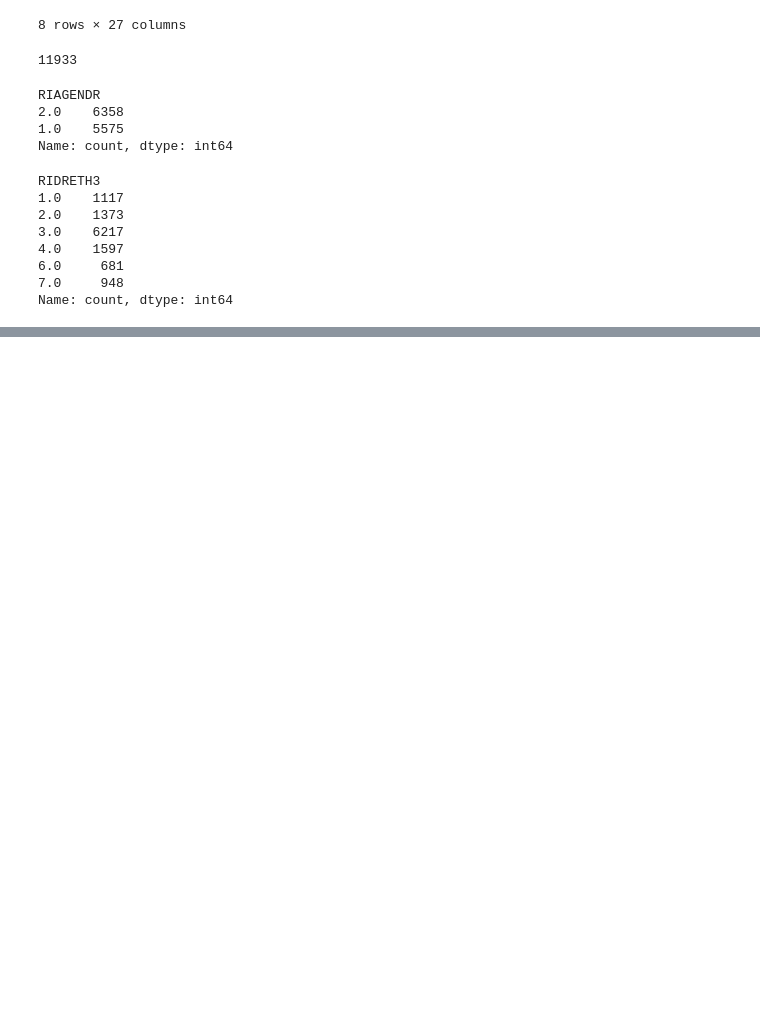
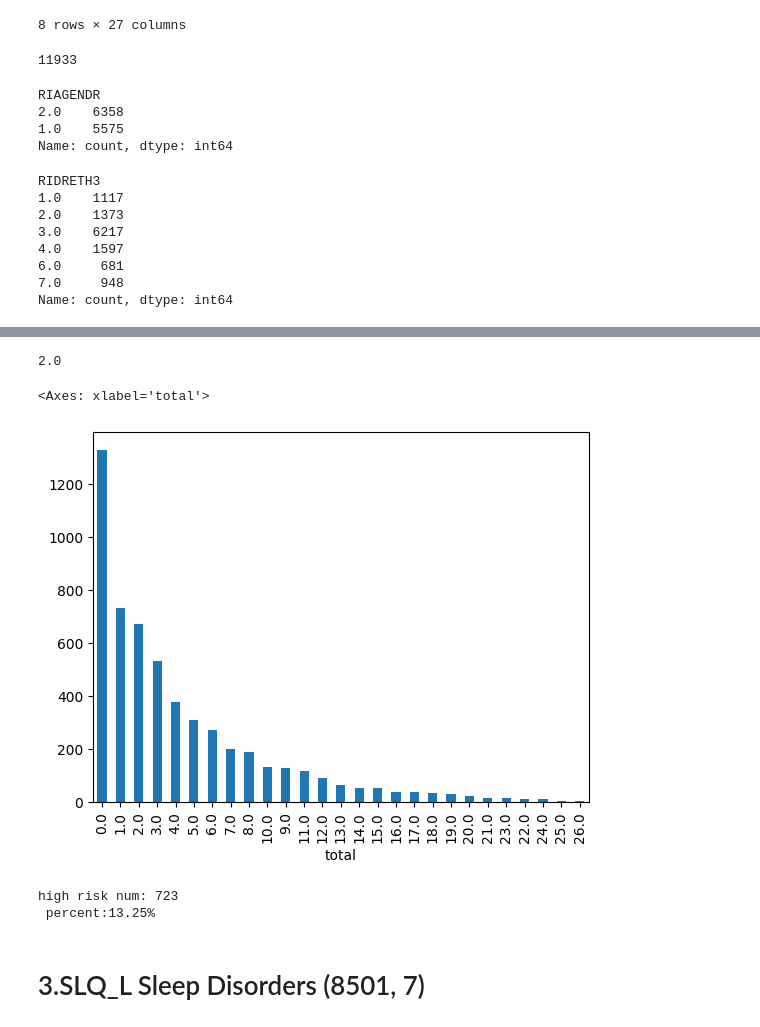
Before and after one commit to shubin-li/fairness-ml-pipeline, a Jupyter notebook: src/nhanes/notebooks/data_exploration.ipynb, the cells around one changed output, grey strips where cells are left out. Saved outputs shown, nothing was run; the diff lists cells and outputs as text; code cells hidden in the pictures; blank space fills up the shorter version.

```diff
--- a/src/nhanes/notebooks/data_exploration.ipynb
+++ b/src/nhanes/notebooks/data_exploration.ipynb
@@ -113,0 +204,4 @@ Name: count, dtype: int64
+# %%
+# round 0 因为xpt格式读取0显示为5.397605e-79
+dpq_cols=[c for c in depresstion.columns if c.startswith('DPQ')]
+depresstion[dpq_cols]=depresstion[dpq_cols].round(0)
@@ -113,0 +224,4 @@ Name: count, dtype: int64
+# %%
+for col in dpq_cols:
+    print(f"col: {col}\n")
+    print(depresstion[col].value_counts(dropna=False).sort_index())
@@ -113,0 +246,5 @@ Name: count, dtype: int64
+# %%
+# convert 7 refused and 9 don't know to NaN
+depresstion_clean=depresstion.copy()
+for col in dpq_cols:
+    depresstion_clean[col]=depresstion_clean[col].replace([7,9],np.nan)
@@ -113,0 +272,4 @@ Name: count, dtype: int64
+# %%
+# get total_mark from dpq9, not include dpq100
+dpq_9items=[f'DPQ0{i}0' for i in range(1,10)]
+depresstion_clean['total']=depresstion_clean[dpq_9items].sum(axis=1,min_count=9)
@@ -113,0 +324,4 @@ Name: count, dtype: int64
+# %%
+depresstion_clean['total'].median()
+# %% [output]
+2.0
@@ -113,0 +331,14 @@ Name: count, dtype: int64
+# %%
+depresstion_clean['total'].value_counts().plot(kind='bar')
+# %% [output]
+<Axes: xlabel='total'>
+[figure, added]
+# %%
+high_risk =(depresstion_clean['total']>=10).sum()
+percent=high_risk /(depresstion_clean['total'].notna().sum())
+print(f"high risk num: {high_risk }\n percent:{percent:.2%}")
+# %% [output]
+high risk num: 723
+ percent:13.25%
+# %% [markdown]
+# 3.SLQ_L	Sleep Disorders (8501, 7)
```
Also changed, not shown: parts of 64 cells of this notebook.
